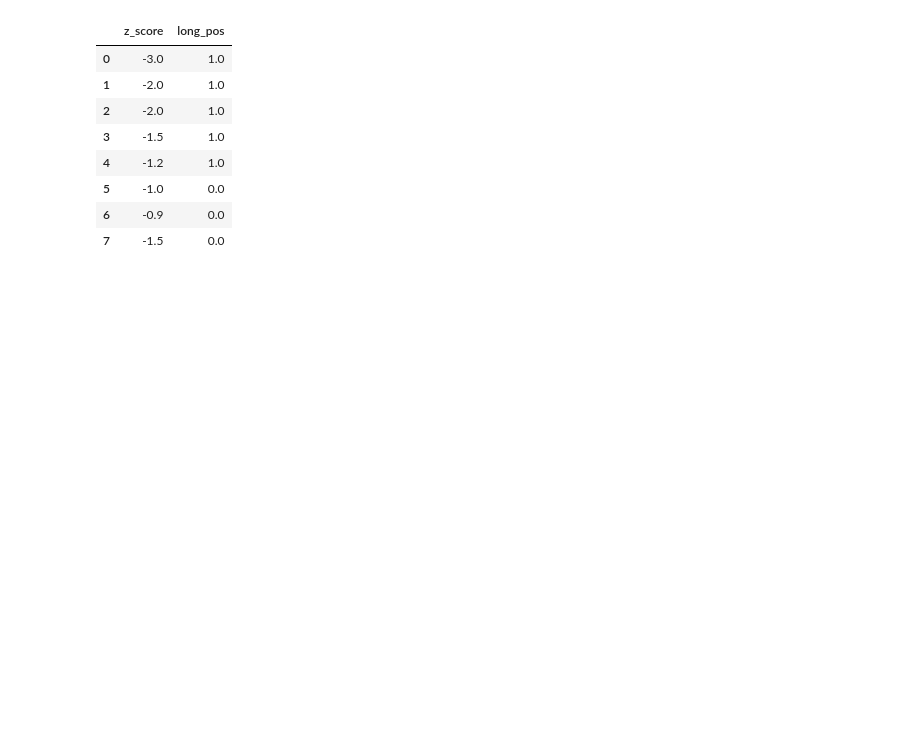
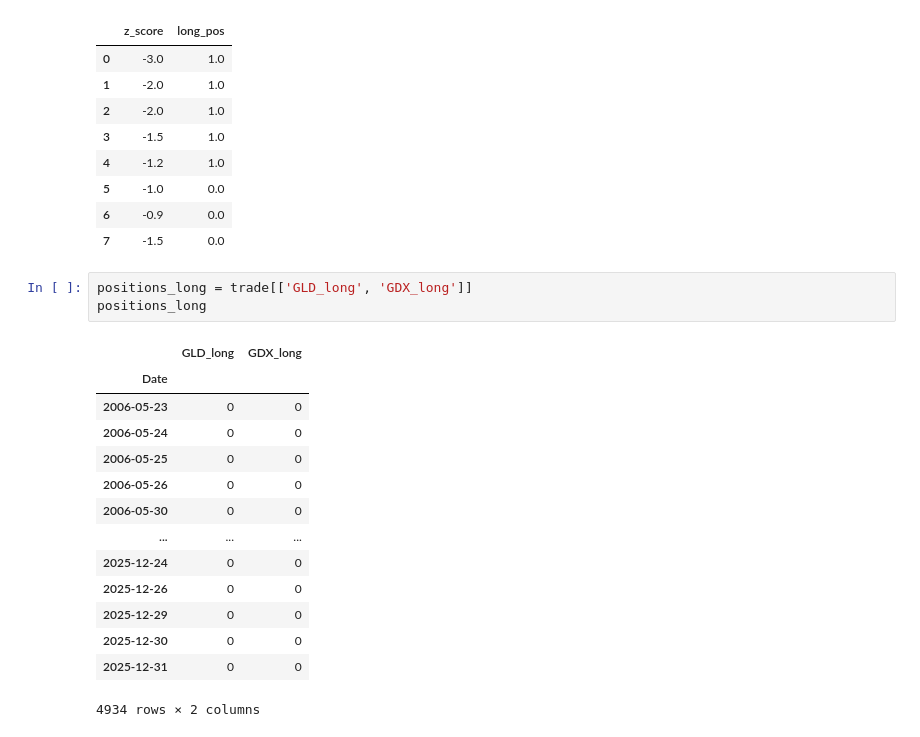
Before and after one commit to dhu23/alchemy, a Jupyter notebook: research/gdx_gdl.ipynb, the cells around one changed output. Saved outputs shown, nothing was run; the diff lists cells and outputs as text; blank space fills up the shorter version.

```diff
--- a/research/gdx_gdl.ipynb
+++ b/research/gdx_gdl.ipynb
@@ -266,3 +266,21 @@ df # first -1.5 long, second -1.5 no position
 | 5 | -1.0 | 0.0 |
 | 6 | -0.9 | 0.0 |
 | 7 | -1.5 | 0.0 |
+# %%
+positions_long = trade[['GLD_long', 'GDX_long']]
+positions_long
+# %% [output]
+|  | GLD_long | GDX_long |
+| Date |  |  |
+| 2006-05-23 | 0 | 0 |
+| 2006-05-24 | 0 | 0 |
+| 2006-05-25 | 0 | 0 |
+| 2006-05-26 | 0 | 0 |
+| 2006-05-30 | 0 | 0 |
+| ... | ... | ... |
+| 2025-12-24 | 0 | 0 |
+| 2025-12-26 | 0 | 0 |
+| 2025-12-29 | 0 | 0 |
+| 2025-12-30 | 0 | 0 |
+| 2025-12-31 | 0 | 0 |
+4934 rows × 2 columns
```
Also changed, not shown: parts of 8 cells of this notebook.
